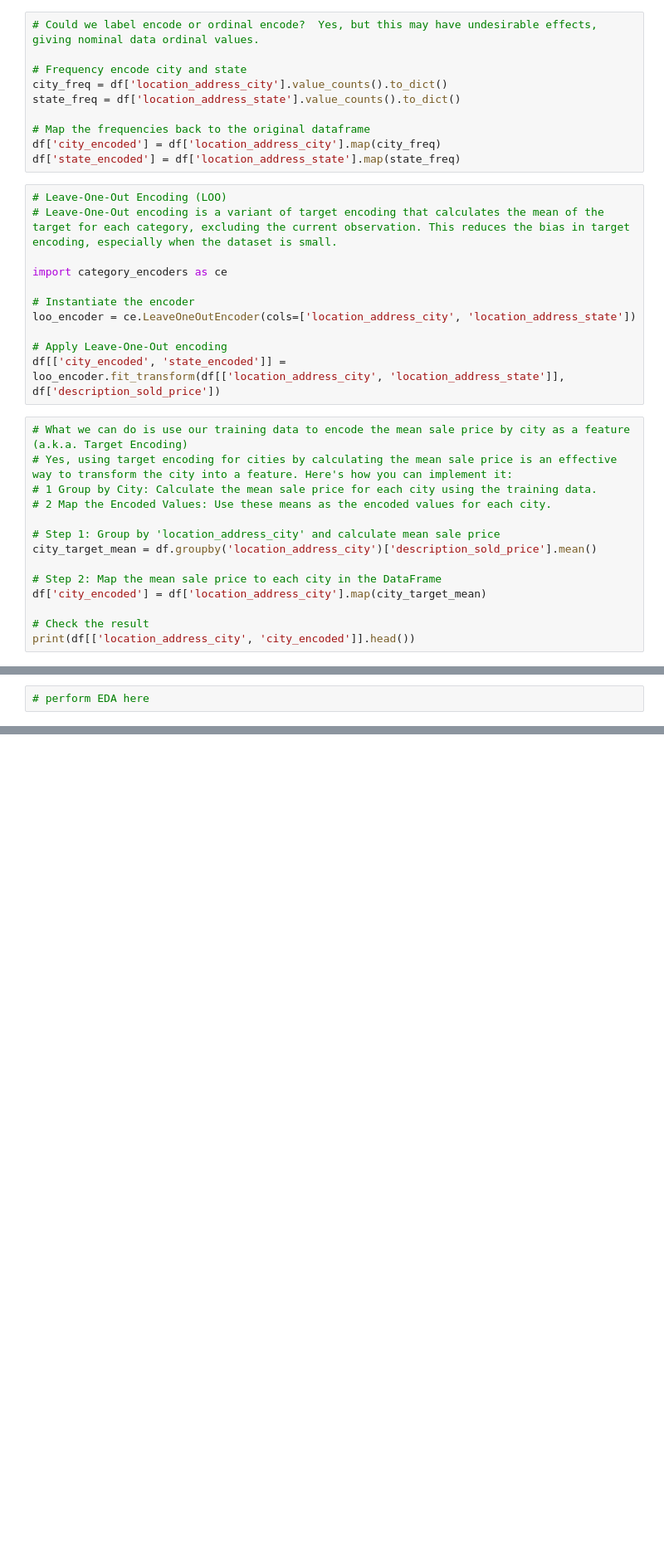
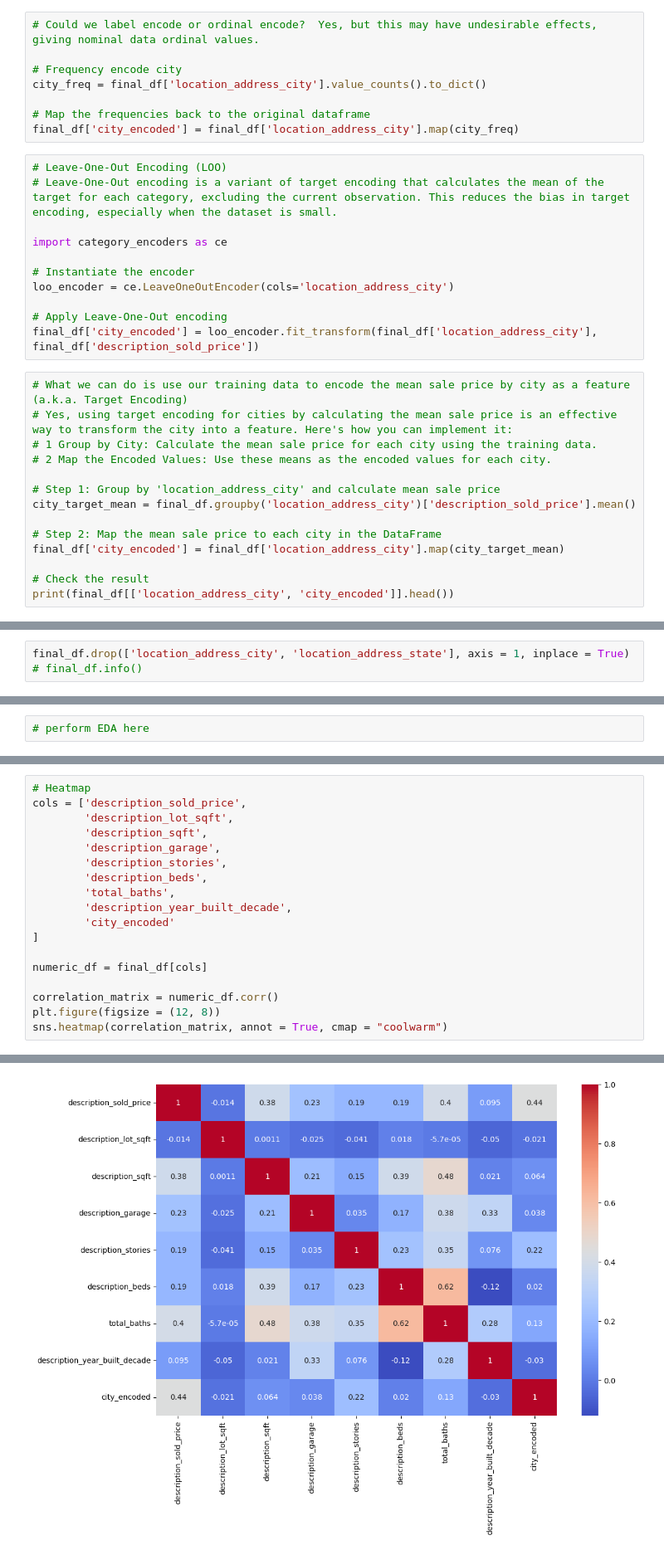
Before and after one commit to wjura/lhl-midterm-project, a Jupyter notebook: notebooks/1 - EDA.ipynb, the cells around one changed output, grey strips where cells are left out. Shown at 83% size. Saved outputs shown, nothing was run; the diff lists cells and outputs as text; blank space fills up the shorter version.

```diff
--- a/notebooks/1 - EDA.ipynb
+++ b/notebooks/1 - EDA.ipynb
@@ -339,13 +504,11 @@ df['state_encoded'] = df['location_address_state'].map(state_target_mean)
 # %%
 # Could we label encode or ordinal encode?  Yes, but this may have undesirable effects, giving nominal data ordinal values.
 
-# Frequency encode city and state
-city_freq = df['location_address_city'].value_counts().to_dict()
-state_freq = df['location_address_state'].value_counts().to_dict()
+# Frequency encode city
+city_freq = final_df['location_address_city'].value_counts().to_dict()
 
 # Map the frequencies back to the original dataframe
-df['city_encoded'] = df['location_address_city'].map(city_freq)
-df['state_encoded'] = df['location_address_state'].map(state_freq)
+final_df['city_encoded'] = final_df['location_address_city'].map(city_freq)
 # %%
 # Leave-One-Out Encoding (LOO)
 # Leave-One-Out encoding is a variant of target encoding that calculates the mean of the target for each category, excluding the current observation. This reduces the bias in target encoding, especially when the dataset is small.
@@ -353,10 +516,10 @@ df['state_encoded'] = df['location_address_state'].map(state_freq)
 import category_encoders as ce
 
 # Instantiate the encoder
-loo_encoder = ce.LeaveOneOutEncoder(cols=['location_address_city', 'location_address_state'])
+loo_encoder = ce.LeaveOneOutEncoder(cols='location_address_city')
 
 # Apply Leave-One-Out encoding
-df[['city_encoded', 'state_encoded']] = loo_encoder.fit_transform(df[['location_address_city', 'location_address_state']], df['description_sold_price'])
+final_df['city_encoded'] = loo_encoder.fit_transform(final_df['location_address_city'], final_df['description_sold_price'])
 # %%
 # What we can do is use our training data to encode the mean sale price by city as a feature (a.k.a. Target Encoding)
 # Yes, using target encoding for cities by calculating the mean sale price is an effective way to transform the city into a feature. Here's how you can implement it:
@@ -364,11 +527,11 @@ df[['city_encoded', 'state_encoded']] = loo_encoder.fit_transform(df[['location_
 # 2 Map the Encoded Values: Use these means as the encoded values for each city.
 
 # Step 1: Group by 'location_address_city' and calculate mean sale price
-city_target_mean = df.groupby('location_address_city')['description_sold_price'].mean()
+city_target_mean = final_df.groupby('location_address_city')['description_sold_price'].mean()
 
 # Step 2: Map the mean sale price to each city in the DataFrame
-df['city_encoded'] = df['location_address_city'].map(city_target_mean)
+final_df['city_encoded'] = final_df['location_address_city'].map(city_target_mean)
 
 # Check the result
-print(df[['location_address_city', 'city_encoded']].head())
+print(final_df[['location_address_city', 'city_encoded']].head())
 # %% [output]
@@ -410,3 +580,6 @@ test_data['city_encoded'].fillna(train_data['description_sold_price'].mean(), in
+# %%
+final_df.drop(['location_address_city', 'location_address_state'], axis = 1, inplace = True)
+# final_df.info()
 # %%
 # perform train test split here
 
@@ -455,0 +671,19 @@ Remember all of the EDA that you've been learning about?  Now is a perfect time
+# %%
+# Heatmap
+cols = ['description_sold_price',
+        'description_lot_sqft',
+        'description_sqft',
+        'description_garage',
+        'description_stories',
+        'description_beds',
+        'total_baths',
+        'description_year_built_decade',
+        'city_encoded'
+]
+
+numeric_df = final_df[cols]
+
+correlation_matrix = numeric_df.corr()
+plt.figure(figsize = (12, 8))
+sns.heatmap(correlation_matrix, annot = True, cmap = "coolwarm")
+# %% [output]
@@ -455,0 +691 @@ Remember all of the EDA that you've been learning about?  Now is a perfect time
+[figure, added]
```
Also changed, not shown: parts of 57 cells of this notebook, 4 other files.
